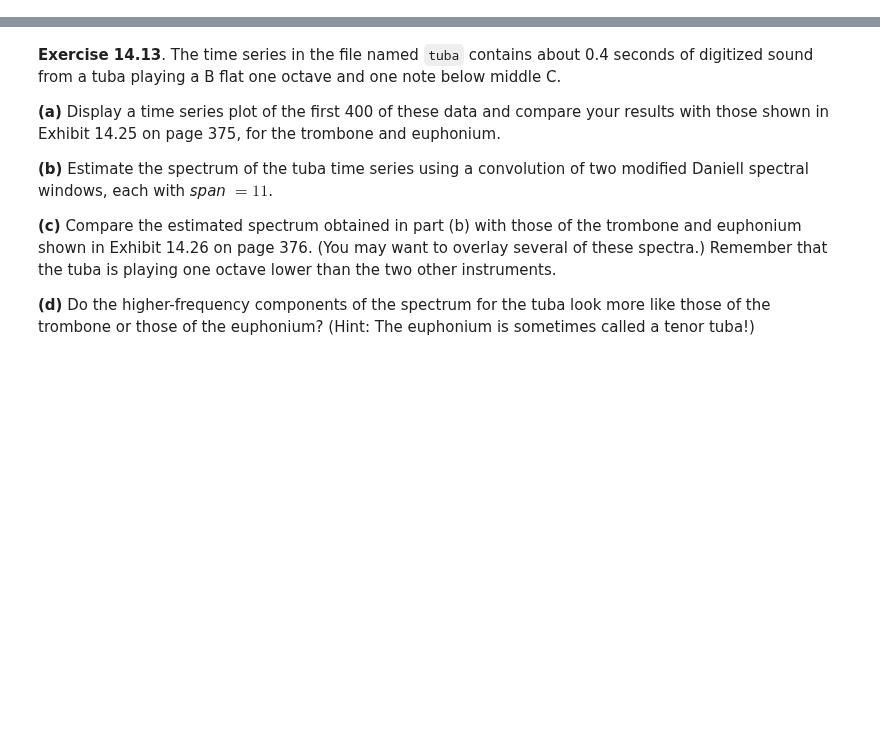
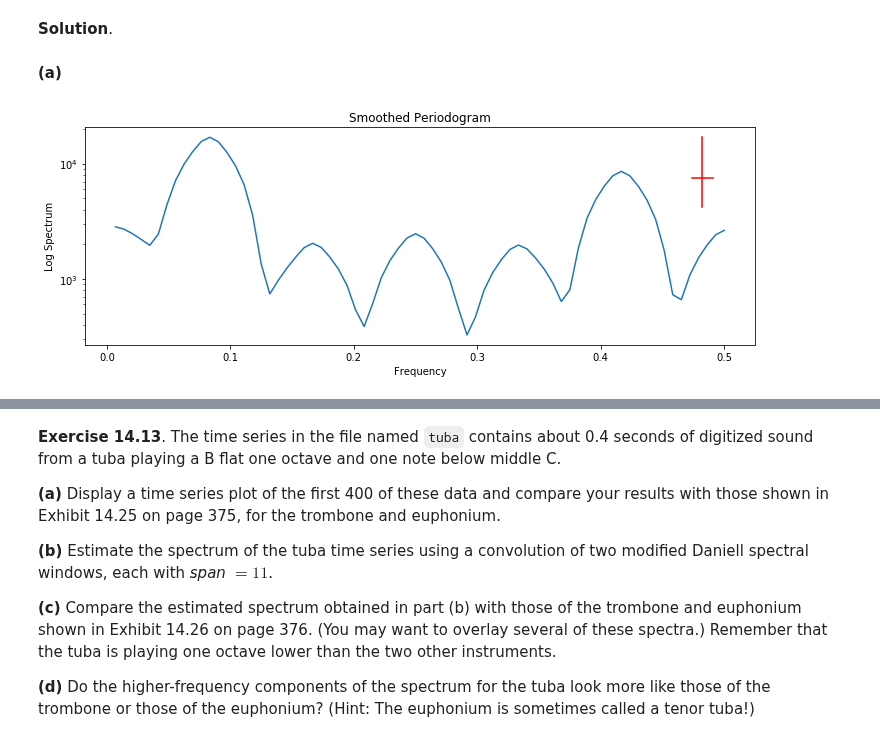
Before and after one commit to telmo-correa/time-series-analysis, a Jupyter notebook: Python/Chapter 14 (Ex 11 - 13) - Estimating the Spectrum.ipynb, the cells around one changed output, grey strips where cells are left out. Drawn from its saved outputs; the diff is of its cells as text; code cells hidden in the pictures; blank space fills up the shorter version.

```diff
--- a/Python/Chapter 14 (Ex 11 - 13) - Estimating the Spectrum.ipynb
+++ b/Python/Chapter 14 (Ex 11 - 13) - Estimating the Spectrum.ipynb
@@ -10,0 +11,2 @@
+# %% [markdown]
+**Solution**.
@@ -10,0 +22,9 @@
+# %%
+Y = pd.read_csv('../data/milk.dat')['milk']
+# %% [markdown]
+**(a)**
+# %%
+plt.figure(figsize=(12, 4))
+s1 = spec_pgram(Y, spans=[7, 7], taper=0.1, plot=True)
+# %% [output]
+[figure, added]
```
Also changed, not shown: parts of 35 cells of this notebook, 2 other files.
